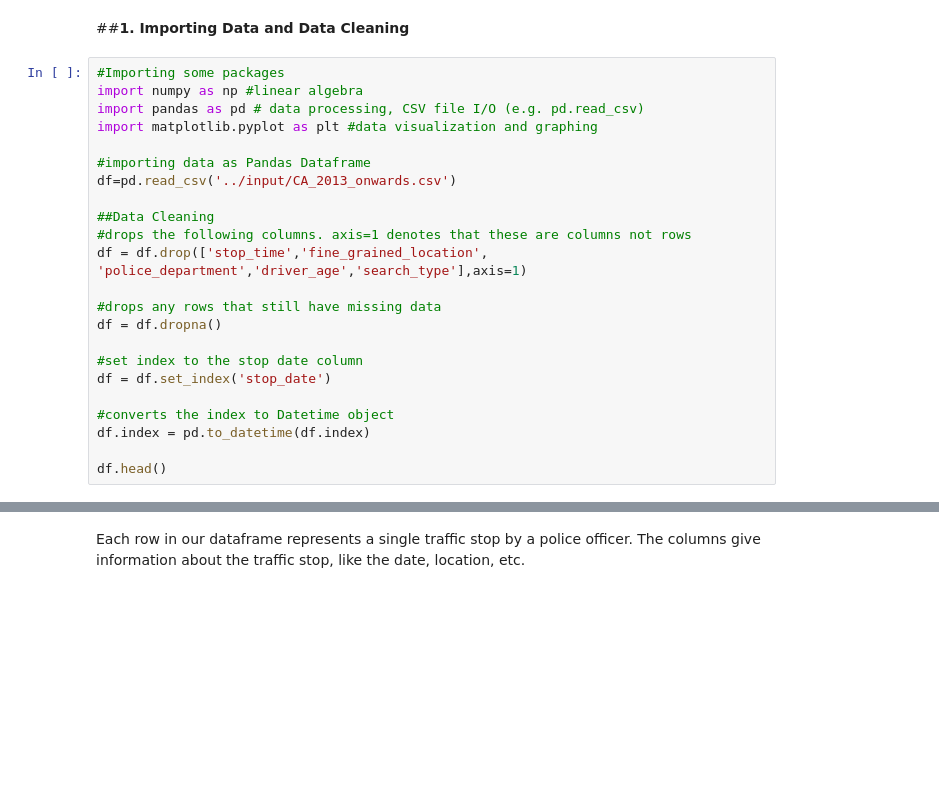
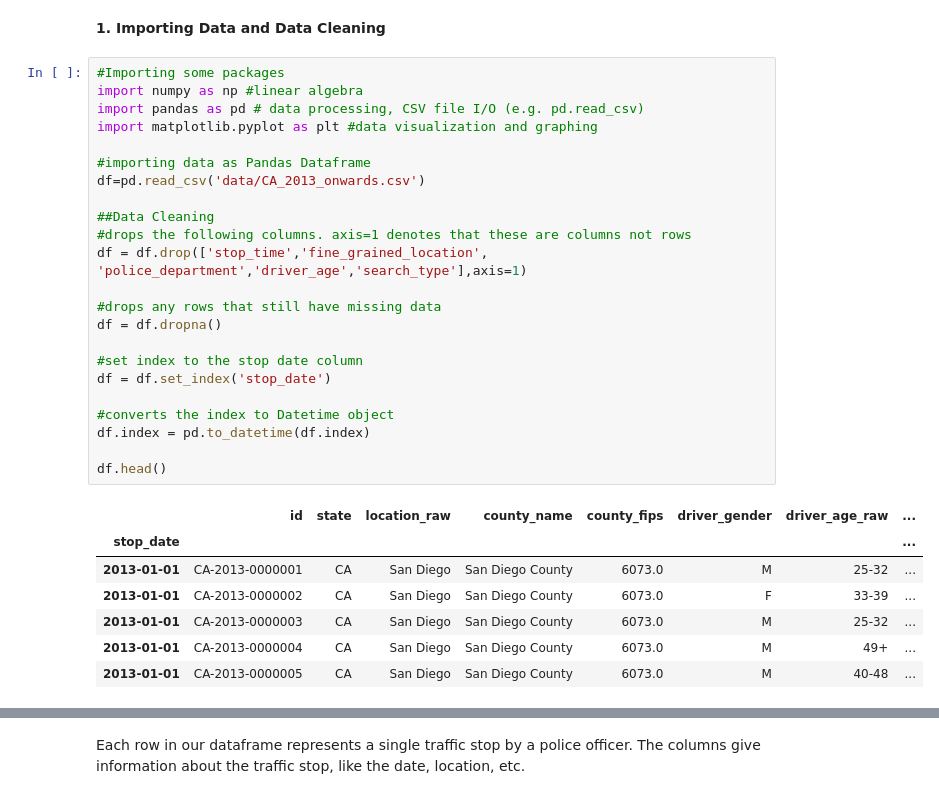
Before and after one commit to aijedi/Evolet, a Jupyter notebook: Classes/Day 2/Stanford Open Policing Project - California/Data Analysis and Visualization in Python.ipynb, the cells around one changed output, grey strips where cells are left out. Cells and saved outputs as stored; diff of their text form; blank space fills up the shorter version.

```diff
--- a/Classes/Day 2/Stanford Open Policing Project - California/Data Analysis and Visualization in Python.ipynb
+++ b/Classes/Day 2/Stanford Open Policing Project - California/Data Analysis and Visualization in Python.ipynb
@@ -25,27 +22,35 @@ Disclaimer: Discrimination Testing requires complex statistical analysis that is
 
 **7. What now?**
 # %% [markdown]
-##**1. Importing Data and Data Cleaning**
+**1. Importing Data and Data Cleaning**
 # %%
 #Importing some packages
 import numpy as np #linear algebra
 import pandas as pd # data processing, CSV file I/O (e.g. pd.read_csv)
 import matplotlib.pyplot as plt #data visualization and graphing
 
 #importing data as Pandas Dataframe
-df=pd.read_csv('../input/CA_2013_onwards.csv')
+df=pd.read_csv('data/CA_2013_onwards.csv')
 
 ##Data Cleaning
 #drops the following columns. axis=1 denotes that these are columns not rows
 df = df.drop(['stop_time','fine_grained_location', 'police_department','driver_age','search_type'],axis=1)
 
 #drops any rows that still have missing data
 df = df.dropna()
 
 #set index to the stop date column
 df = df.set_index('stop_date')
 
 #converts the index to Datetime object
 df.index = pd.to_datetime(df.index)
 
 df.head()
+# %% [output]
+|  | id | state | location_raw | county_name | county_fips | driver_gender | driver_age_raw | ... |
+| stop_date |  |  |  |  |  |  |  | ... |
+| 2013-01-01 | CA-2013-0000001 | CA | San Diego | San Diego County | 6073.0 | M | 25-32 | ... |
+| 2013-01-01 | CA-2013-0000002 | CA | San Diego | San Diego County | 6073.0 | F | 33-39 | ... |
+| 2013-01-01 | CA-2013-0000003 | CA | San Diego | San Diego County | 6073.0 | M | 25-32 | ... |
+| 2013-01-01 | CA-2013-0000004 | CA | San Diego | San Diego County | 6073.0 | M | 49+ | ... |
+| 2013-01-01 | CA-2013-0000005 | CA | San Diego | San Diego County | 6073.0 | M | 40-48 | ... |
```
Also changed, not shown: parts of 18 cells of this notebook.
